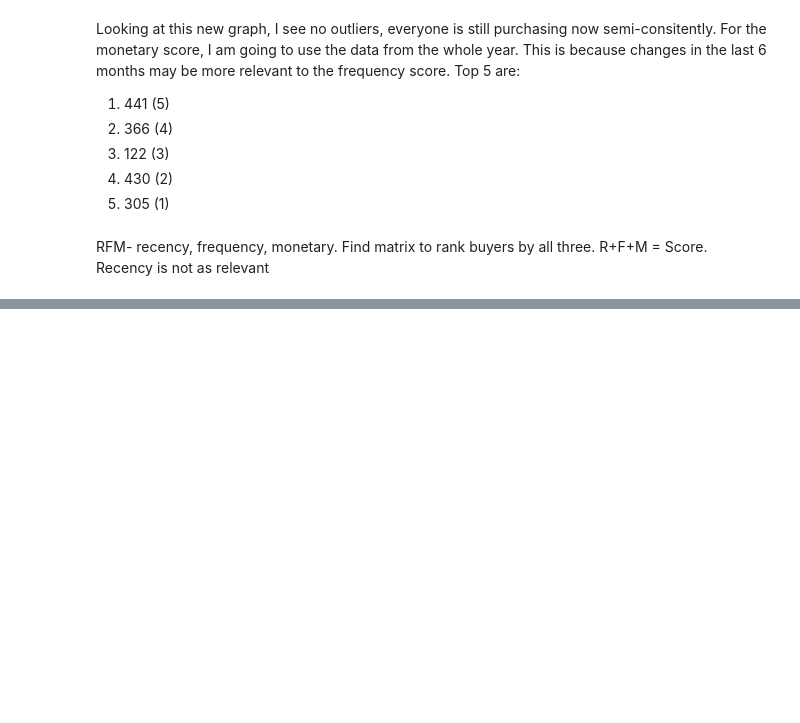
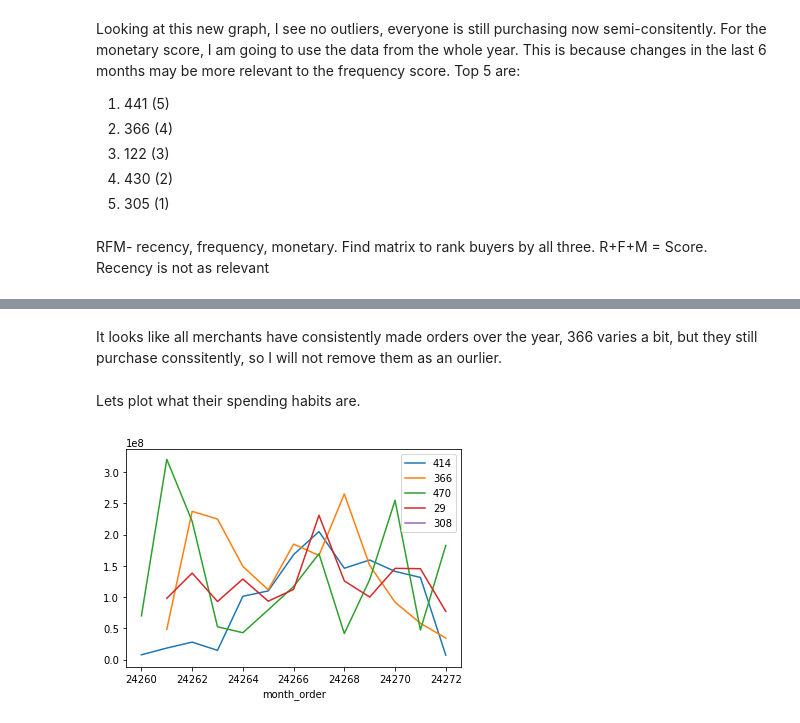
Before and after one commit to graceflitsch/DataScience, a Jupyter notebook: GNB3.ipynb, the cells around one changed output, grey strips where cells are left out. Saved outputs shown, nothing was run; the diff lists cells and outputs as text; code cells hidden in the pictures; blank space fills up the shorter version.

```diff
--- a/GNB3.ipynb
+++ b/GNB3.ipynb
@@ -186,0 +216,9 @@ ex.head()
+# %% [markdown]
+It looks like all merchants have consistently made orders over the year, 366 varies a bit, but they still purchase conssitently, so I will not remove them as an ourlier.
+# %% [markdown]
+Lets plot what their spending habits are.
+# %%
+for i in range(5):
+    baskets[baskets['merchant_id']==options[i]].groupby('month_order')['spent'].sum().plot().legend([414,366,470,29,308],fancybox = True)
+# %% [output]
+[figure, added]
```
Also changed, not shown: parts of 16 cells of this notebook.
